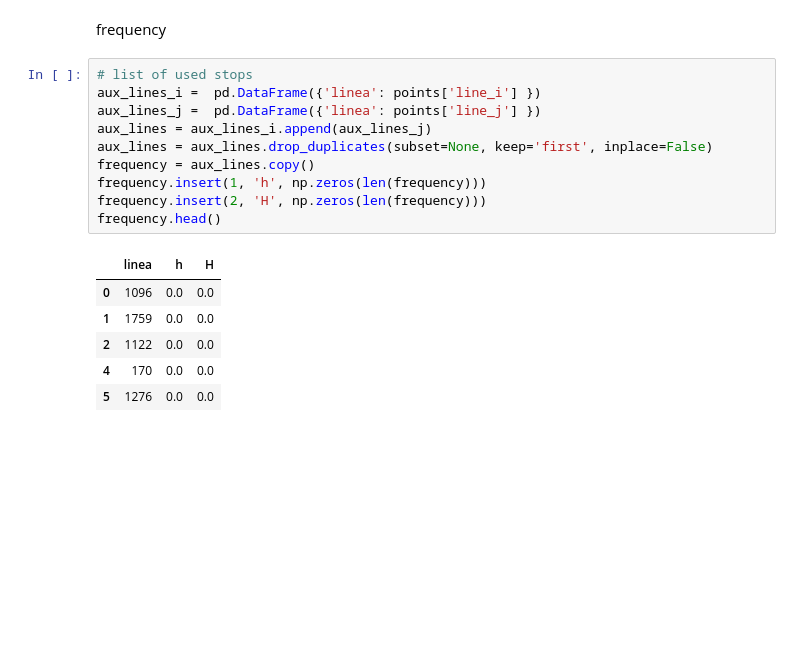
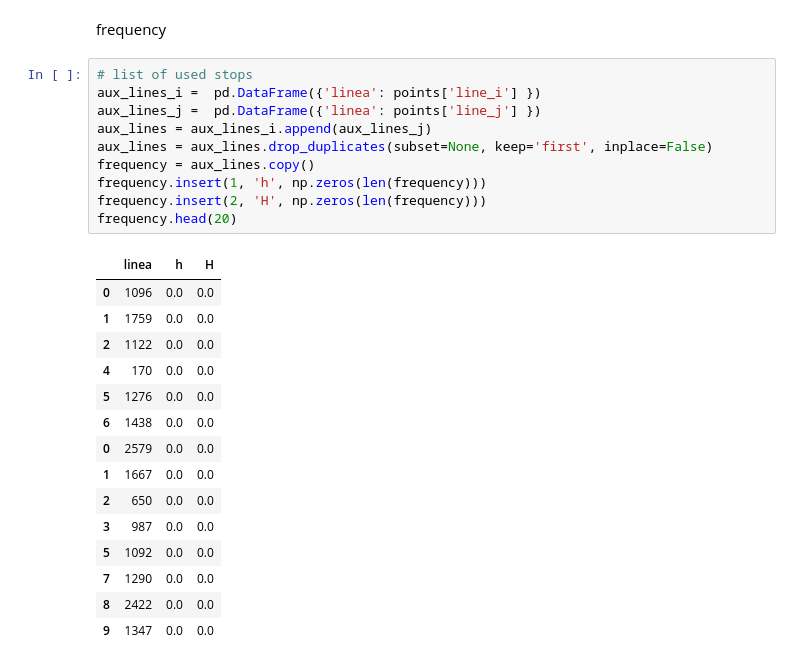
Before and after one commit to jonathan-murana/bus-generator, a Jupyter notebook: bus.ipynb, the cells around one changed output. Drawn from its saved outputs; the diff is of its cells as text; blank space fills up the shorter version.

```diff
--- a/bus.ipynb
+++ b/bus.ipynb
@@ -284,18 +300,27 @@ frequency
 # %%
 # list of used stops
 aux_lines_i =  pd.DataFrame({'linea': points['line_i'] })
 aux_lines_j =  pd.DataFrame({'linea': points['line_j'] })
 aux_lines = aux_lines_i.append(aux_lines_j)
 aux_lines = aux_lines.drop_duplicates(subset=None, keep='first', inplace=False)
 frequency = aux_lines.copy()
 frequency.insert(1, 'h', np.zeros(len(frequency)))
 frequency.insert(2, 'H', np.zeros(len(frequency)))
-frequency.head()
+frequency.head(20)
 # %% [output]
 |  | linea | h | H |
 | 0 | 1096 | 0.0 | 0.0 |
 | 1 | 1759 | 0.0 | 0.0 |
 | 2 | 1122 | 0.0 | 0.0 |
 | 4 | 170 | 0.0 | 0.0 |
 | 5 | 1276 | 0.0 | 0.0 |
+| 6 | 1438 | 0.0 | 0.0 |
+| 0 | 2579 | 0.0 | 0.0 |
+| 1 | 1667 | 0.0 | 0.0 |
+| 2 | 650 | 0.0 | 0.0 |
+| 3 | 987 | 0.0 | 0.0 |
+| 5 | 1092 | 0.0 | 0.0 |
+| 7 | 1290 | 0.0 | 0.0 |
+| 8 | 2422 | 0.0 | 0.0 |
+| 9 | 1347 | 0.0 | 0.0 |
 # %% [markdown]
```
Also changed, not shown: parts of 9 cells of this notebook, 2 other files.
